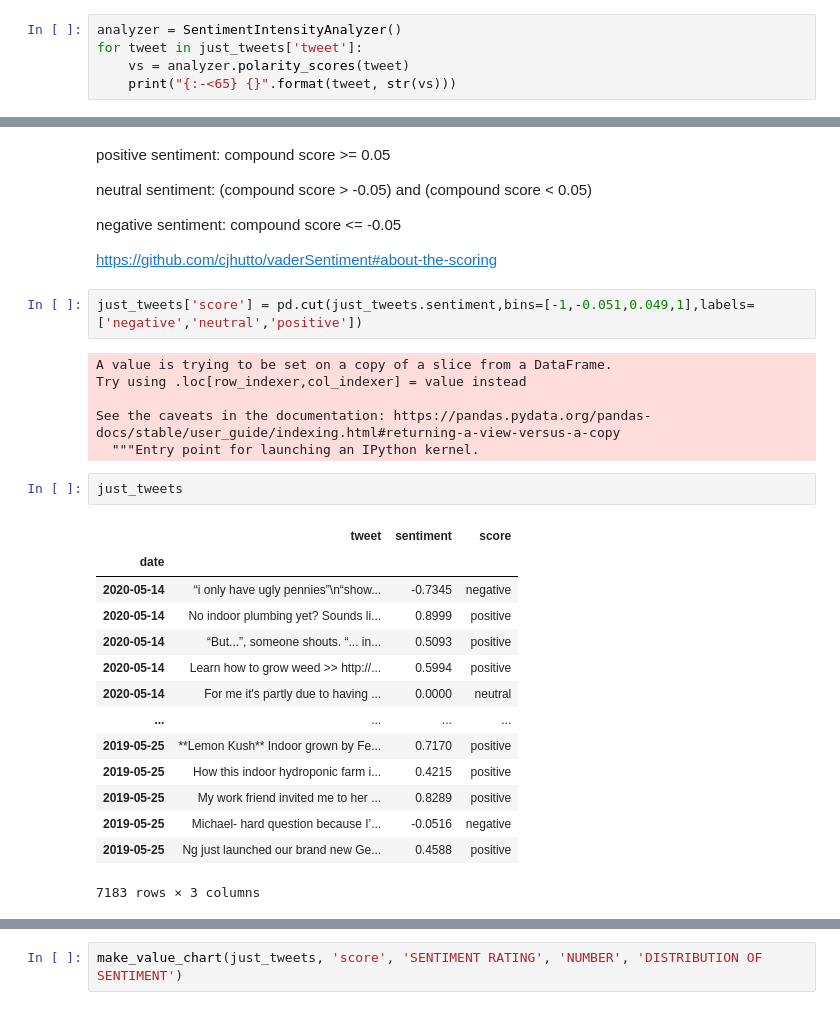
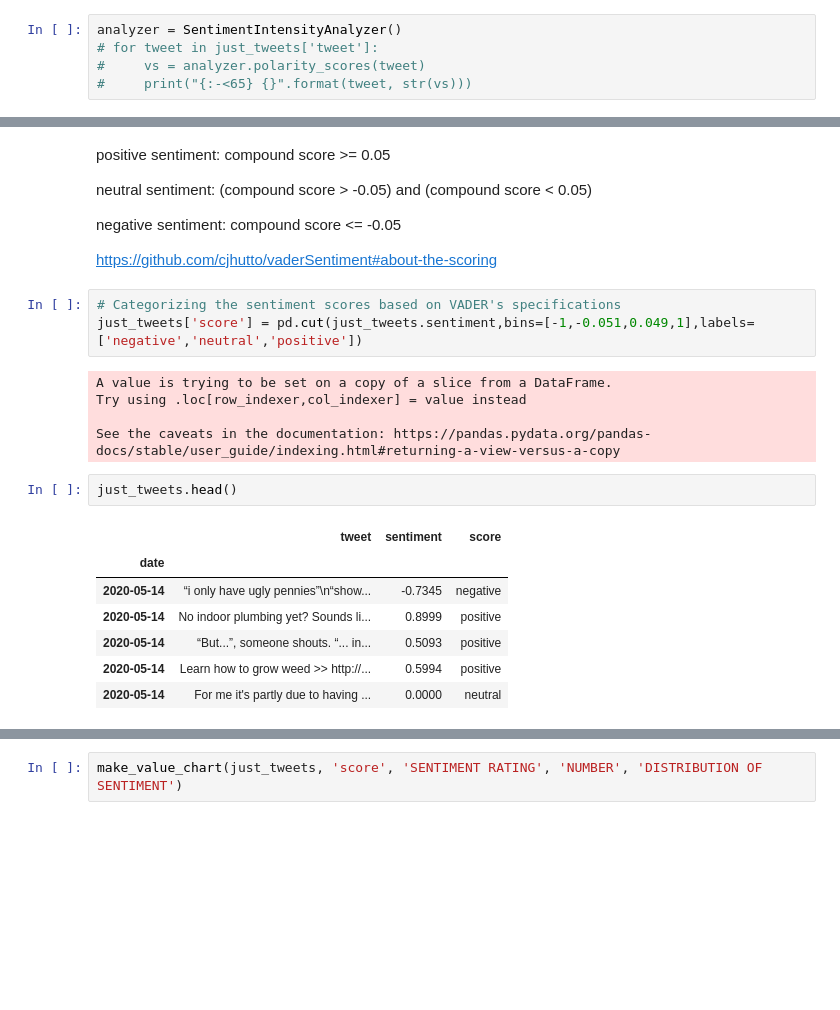
Before and after one commit to daveajstearns/mod5_project, a Jupyter notebook: nlp_component.ipynb, the cells around one changed output, grey strips where cells are left out. Cells and saved outputs as stored; diff of their text form; blank space fills up the shorter version.

```diff
--- a/nlp_component.ipynb
+++ b/nlp_component.ipynb
@@ -51,5 +41,5 @@ just_tweets
 # %%
 analyzer = SentimentIntensityAnalyzer()
-for tweet in just_tweets['tweet']:
-    vs = analyzer.polarity_scores(tweet)
-    print("{:-<65} {}".format(tweet, str(vs)))
+# for tweet in just_tweets['tweet']:
+#     vs = analyzer.polarity_scores(tweet)
+#     print("{:-<65} {}".format(tweet, str(vs)))
@@ -112,29 +86,22 @@ negative sentiment: compound score <= -0.05
 
 https://github.com/cjhutto/vaderSentiment#about-the-scoring
 # %%
+# Categorizing the sentiment scores based on VADER's specifications
 just_tweets['score'] = pd.cut(just_tweets.sentiment,bins=[-1,-0.051,0.049,1],labels=['negative','neutral','positive'])
 # %% [output]
 A value is trying to be set on a copy of a slice from a DataFrame.
 Try using .loc[row_indexer,col_indexer] = value instead
 
 See the caveats in the documentation: https://pandas.pydata.org/pandas-docs/stable/user_guide/indexing.html#returning-a-view-versus-a-copy
-  """Entry point for launching an IPython kernel.
 # %%
-just_tweets
+just_tweets.head()
 # %% [output]
 |  | tweet | sentiment | score |
 | date |  |  |  |
 | 2020-05-14 | “i only have ugly pennies”\n“show... | -0.7345 | negative |
 | 2020-05-14 | No indoor plumbing yet? Sounds li... | 0.8999 | positive |
 | 2020-05-14 | “But...”, someone shouts. “... in... | 0.5093 | positive |
 | 2020-05-14 | Learn how to grow weed >> http://... | 0.5994 | positive |
 | 2020-05-14 | For me it's partly due to having ... | 0.0000 | neutral |
-| ... | ... | ... | ... |
-| 2019-05-25 | **Lemon Kush** Indoor grown by Fe... | 0.7170 | positive |
-| 2019-05-25 | How this indoor hydroponic farm i... | 0.4215 | positive |
-| 2019-05-25 | My work friend invited me to her ... | 0.8289 | positive |
-| 2019-05-25 | Michael- hard question because I’... | -0.0516 | negative |
-| 2019-05-25 | Ng just launched our brand new Ge... | 0.4588 | positive |
-7183 rows × 3 columns
 # %%
 %run -i 'mod5_functions.py'
```
Also changed, not shown: parts of 17 cells of this notebook, 1 other file.
